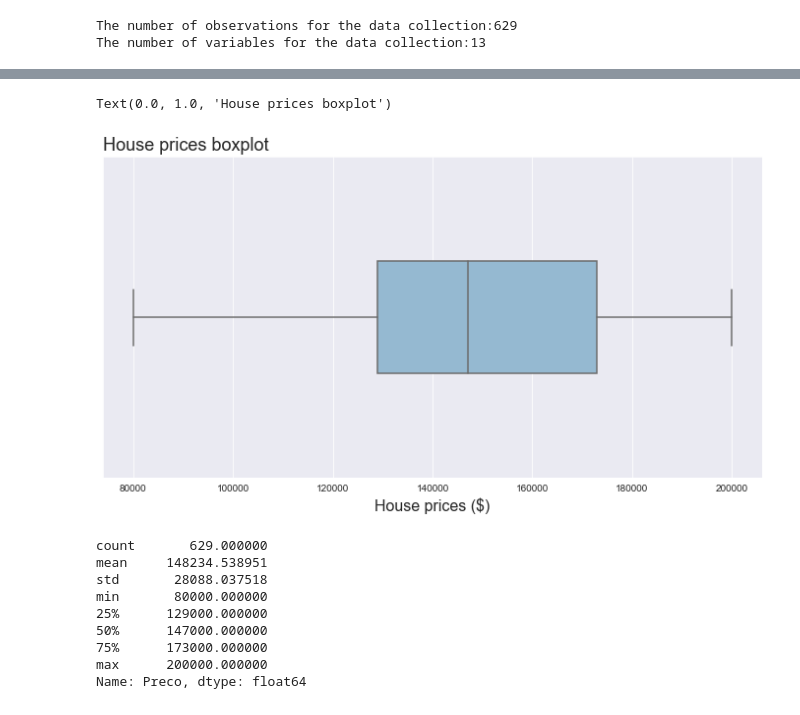
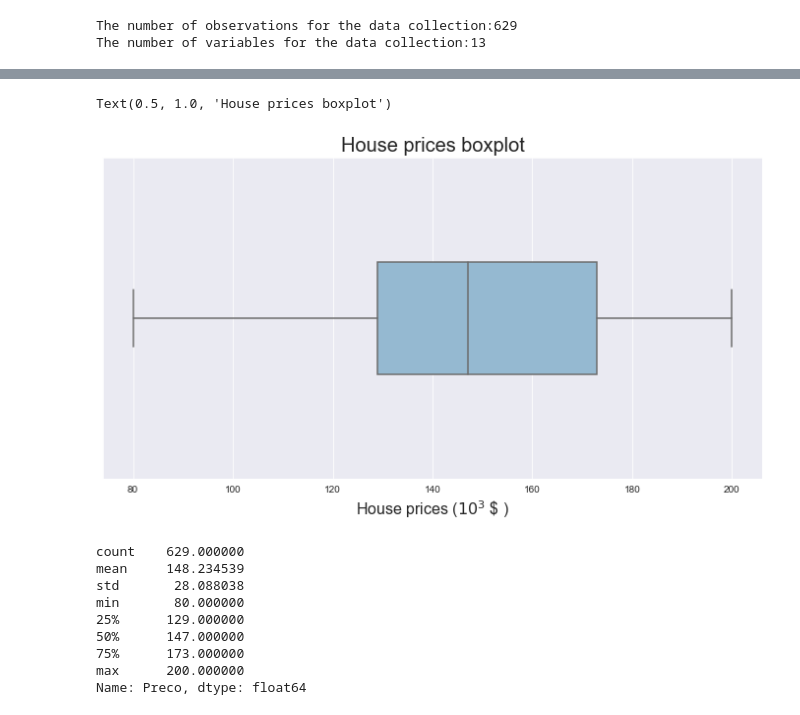
Before and after one commit to galvsoliveira/House_prices, a Jupyter notebook: House_prices.ipynb, the cells around one changed output, grey strips where cells are left out. Drawn from its saved outputs; the diff is of its cells as text; code cells hidden in the pictures.

```diff
--- a/House_prices.ipynb
+++ b/House_prices.ipynb
@@ -41,6 +41,8 @@ Lareiras                0
 Garagem                 0
 Preco                   0
 dtype: int64
+# %%
+data.Preco = data.Preco/1000
 # %%
 data.info()
 # %% [output]
@@ -79,21 +81,21 @@ Text(0.0, 1.0, 'House prices histogram')
 # %%
 boxplot_price = sns.boxplot(data = data, x = 'Preco', orient = 'h', width = 0.35)
 boxplot_price.figure.set_size_inches(12,6)
-boxplot_price.set_xlabel('House prices ($)', fontsize = 16)
+boxplot_price.set_xlabel('House prices ($10^3$ \$ )', fontsize = 16)
 boxplot_price.set_ylabel('', fontsize = 16)
-boxplot_price.set_title('House prices boxplot', fontsize = 18, loc = 'left')
+boxplot_price.set_title('House prices boxplot', fontsize = 20, loc = 'center')
 # %% [output]
-Text(0.0, 1.0, 'House prices boxplot')
+Text(0.5, 1.0, 'House prices boxplot')
-[figure, old version]
+[figure, new version]
 # %%
 data.Preco.describe()
 # %% [output]
-count       629.000000
-mean     148234.538951
-std       28088.037518
-min       80000.000000
-25%      129000.000000
-50%      147000.000000
-75%      173000.000000
-max      200000.000000
+count    629.000000
+mean     148.234539
+std       28.088038
+min       80.000000
+25%      129.000000
+50%      147.000000
+75%      173.000000
+max      200.000000
 Name: Preco, dtype: float64
```
Also changed, not shown: parts of 2 cells of this notebook.
